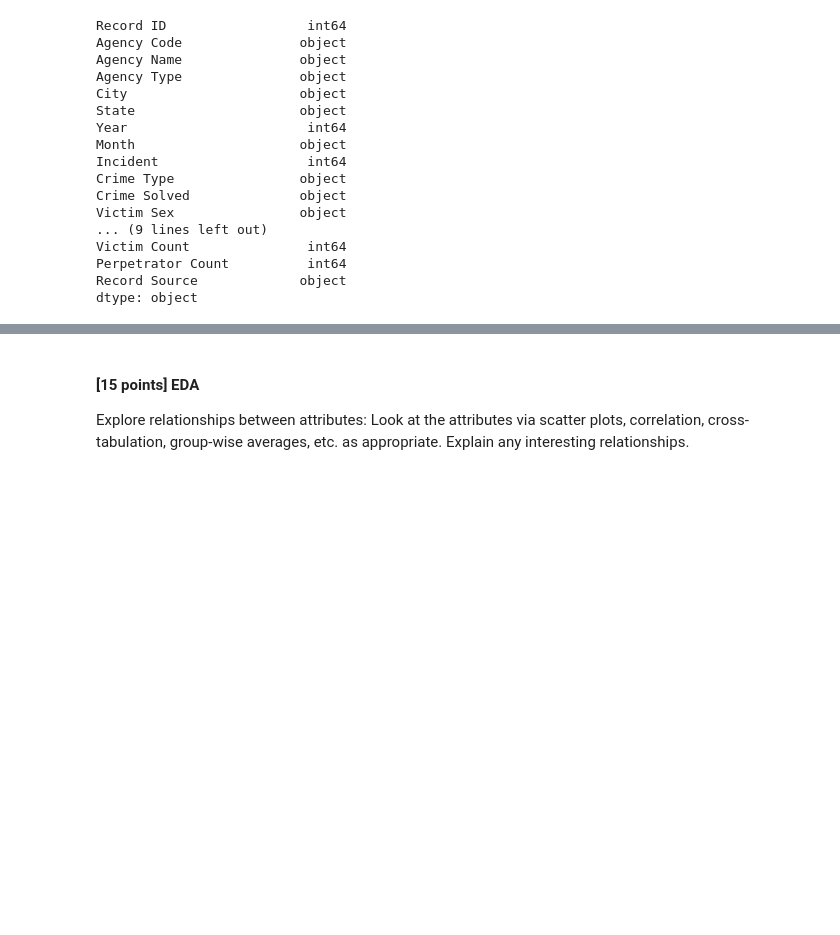
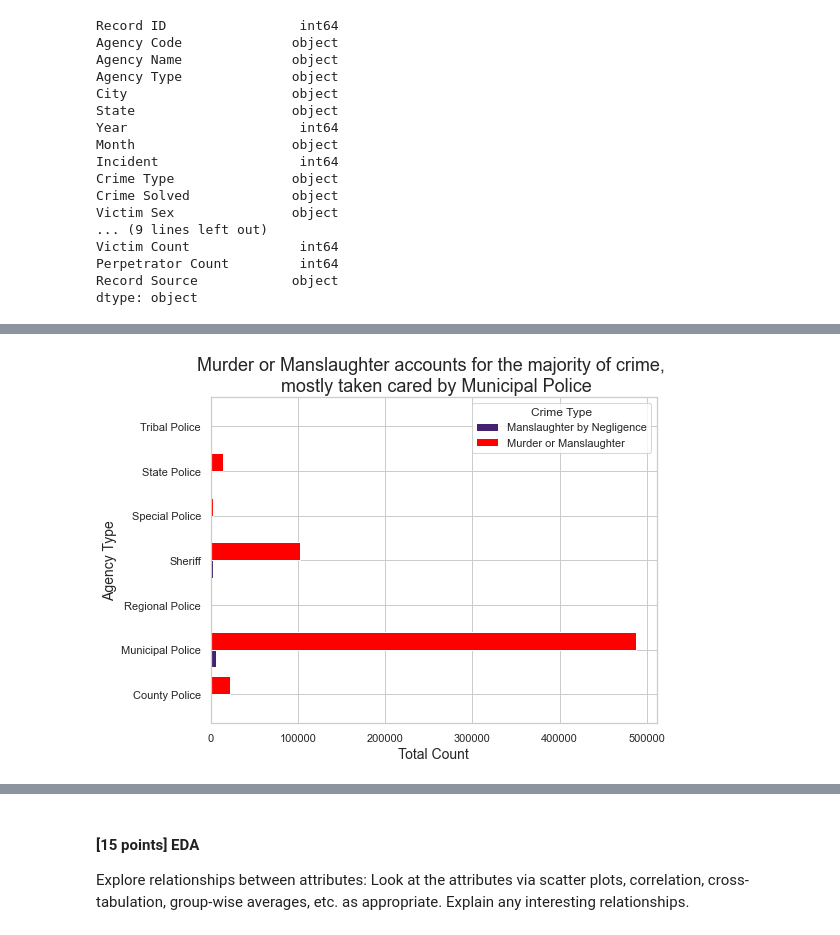
Before and after one commit to pretttyvo/ML1-Visualization-and-Data-Preprocessing, a Jupyter notebook: Lab 1/Jupyter Notebooks/Visualization and Processing-Part I.ipynb, the cells around one changed output, grey strips where cells are left out. Saved outputs shown, nothing was run; the diff lists cells and outputs as text; code cells hidden in the pictures; blank space fills up the shorter version.

```diff
--- a/Lab 1/Jupyter Notebooks/Visualization and Processing-Part I.ipynb
+++ b/Lab 1/Jupyter Notebooks/Visualization and Processing-Part I.ipynb
@@ -346,0 +551,10 @@ sns.distplot(df['Victim Count'],kde=False)
+# %%
+#ct5 = pd.crosstab(df['Crime Type'],df['Crime Solved'])
+
+
+ct5 = pd.crosstab(df['Agency Type'],
+                  df['Crime Type'],
+
+
+                 )
+ct5
@@ -346,0 +571,14 @@ sns.distplot(df['Victim Count'],kde=False)
+# %%
+
+ct5.plot(kind='barh',
+         #stacked=True,
+         color=['#432371','red'],
+         width=0.8,
+         figsize=(8,6) # (x-axis,y-axis)
+         )
+plt.xlabel('Total Count',size=14)
+plt.ylabel('Agency Type',size=14)
+plt.title('Murder or Manslaughter accounts for the majority of crime, \n mostly taken cared by Municipal Police',size=18)
+plt.show()
+# %% [output]
+[figure, added]
```
Also changed, not shown: parts of 95 cells of this notebook.
